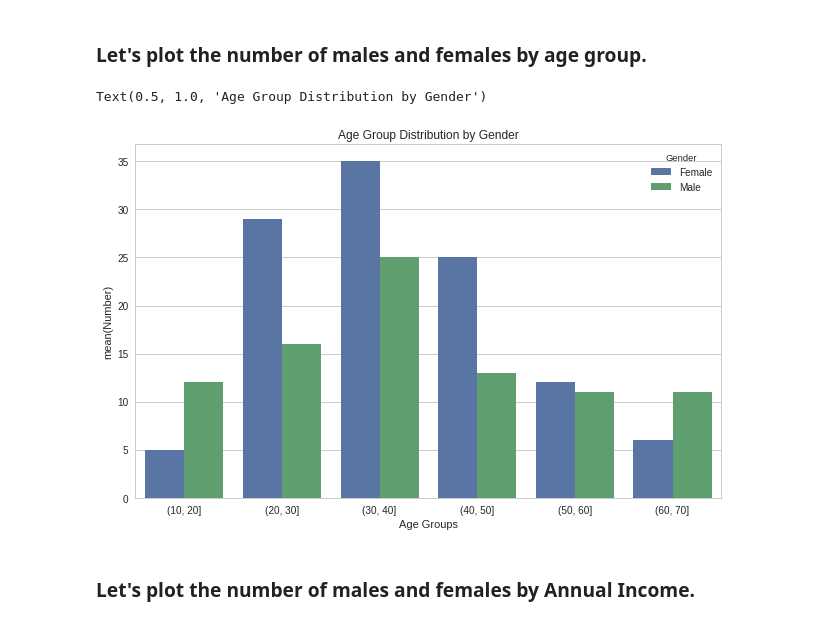
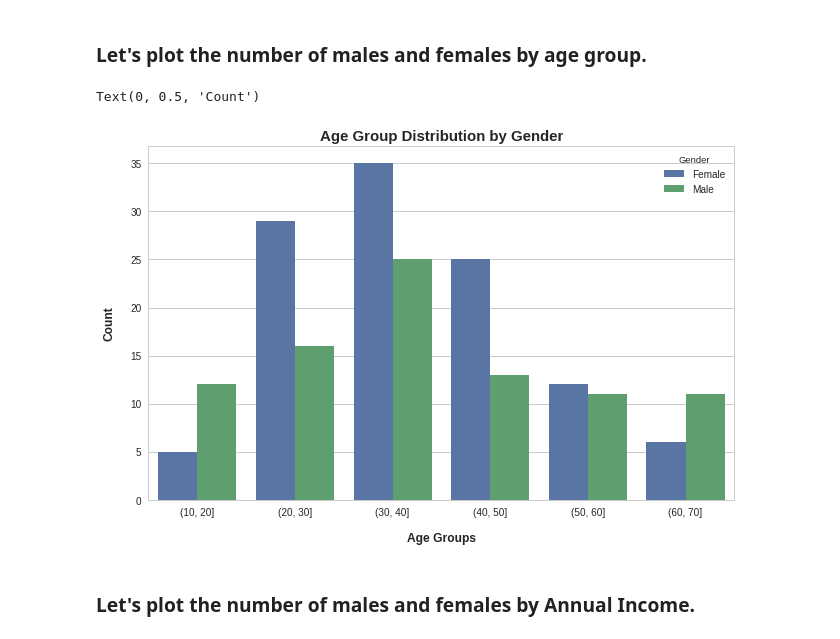
Before and after one commit to ROARMarketingConcepts/Machine-Learning-Projects, a Jupyter notebook: Mall_Customer_Segmentation_Analysis.ipynb, the cells around one changed output. Saved outputs shown, nothing was run; the diff lists cells and outputs as text; code cells hidden in the pictures.

```diff
--- a/Mall_Customer_Segmentation_Analysis.ipynb
+++ b/Mall_Customer_Segmentation_Analysis.ipynb
@@ -176,11 +176,13 @@ df_plot1.rename(columns={'Age':'Number'},inplace=True)
 # %%
 fig = plt.gcf()
 fig.set_size_inches(10.5, 6.5)
 ax = sns.barplot(x="Age Groups", y='Number', hue="Gender", data=df_plot1)
-plt.title('Age Group Distribution by Gender')
+plt.title('Age Group Distribution by Gender',fontsize=15,fontweight='bold')
+plt.xlabel('Age Groups',labelpad = 15,fontsize=12,fontweight='bold')
+plt.ylabel('Count',labelpad = 15,fontsize=12,fontweight='bold')
 # %% [output]
-Text(0.5, 1.0, 'Age Group Distribution by Gender')
+Text(0, 0.5, 'Count')
-[figure, old version]
+[figure, new version]
 # %% [markdown]
 ### Let's plot the number of males and females by Annual Income.
 # %%
```
Also changed, not shown: parts of 4 cells of this notebook.
